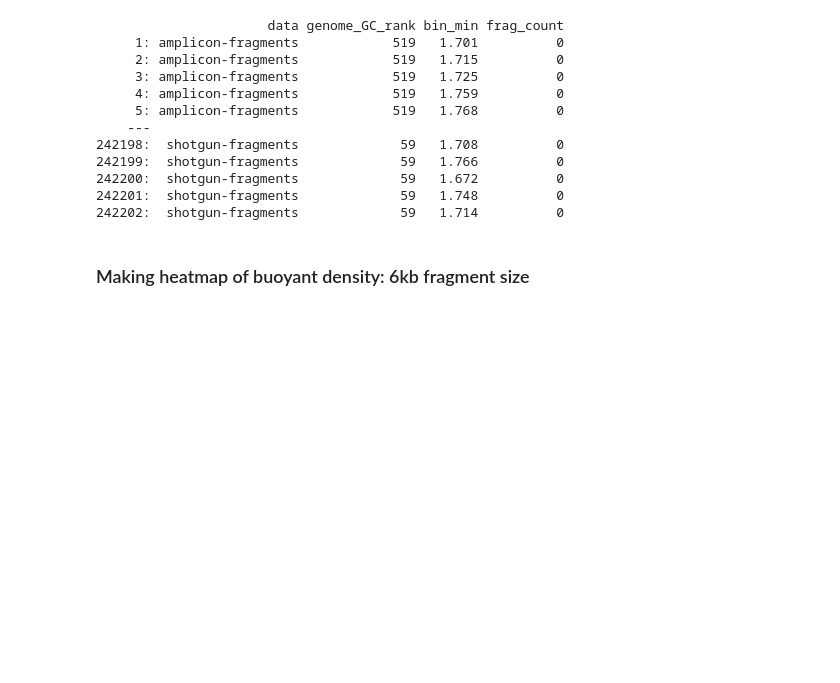
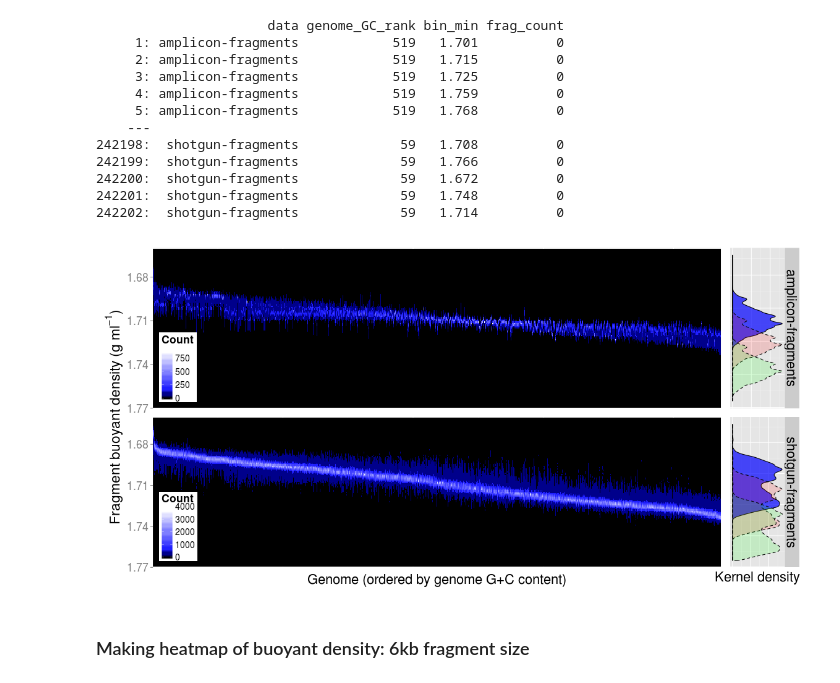
Before and after one commit to nick-youngblut/deltaGC, a Jupyter notebook: ipynb/fragment_simulations.ipynb, the cells around one changed output. Cells and saved outputs as stored; diff of their text form; code cells hidden in the pictures; blank space fills up the shorter version.

```diff
--- a/ipynb/fragment_simulations.ipynb
+++ b/ipynb/fragment_simulations.ipynb
@@ -467,18 +427,19 @@ xxx=1
 # %%
 %%R -h 8 -w 16 -u in
 # combined plots
 ## combined y axis
 y.axis.t = expression(paste('Fragment buoyant density (g ', ml^-1, ')'))
 y.axis.t = textGrob(y.axis.t, vjust = 1, rot=90, gp=gpar(cex = 1.9))
 
 ## plotting
 #tiff( "~/notebook/deltaGC_notes/data/amp-mg/figures/dense-htmp_12.5kb/dense-htmp_12.5kb.tiff",
 #        width=17, height=8, units='in', res=300 )
 grid.arrange(p.heat.amp, p.dense.amp, p.heat.shotgun, p.dense.shotgun,
-#                 nrow=2, ncol=2, widths=c(7,1),
-#                 left = y.axis.t)
+                 nrow=2, ncol=2, widths=c(7,1), left = y.axis.t)
 dev.off()
 xxx=1
+# %% [output]
+[figure, added]
 # %% [markdown]
 ### Making heatmap of buoyant density: 6kb fragment size
 # %%
```
Also changed, not shown: parts of 16 cells of this notebook, 1 other file.
